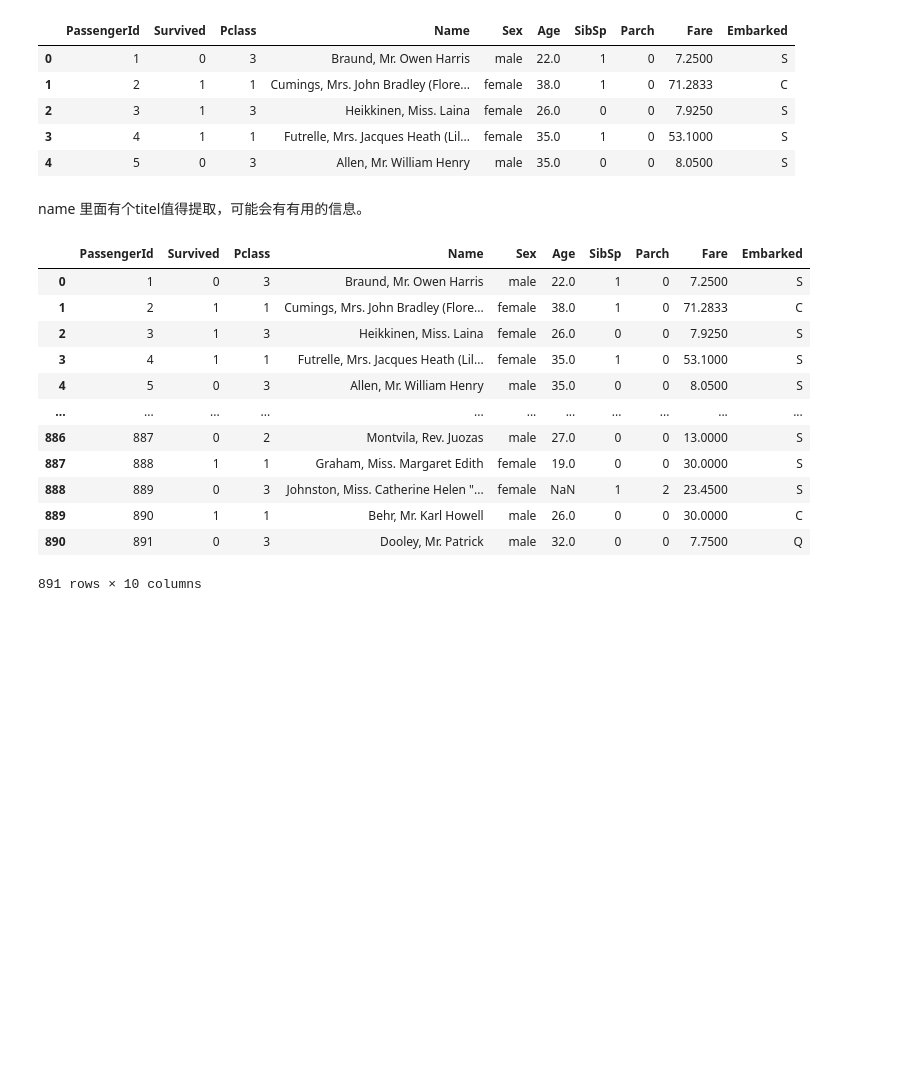
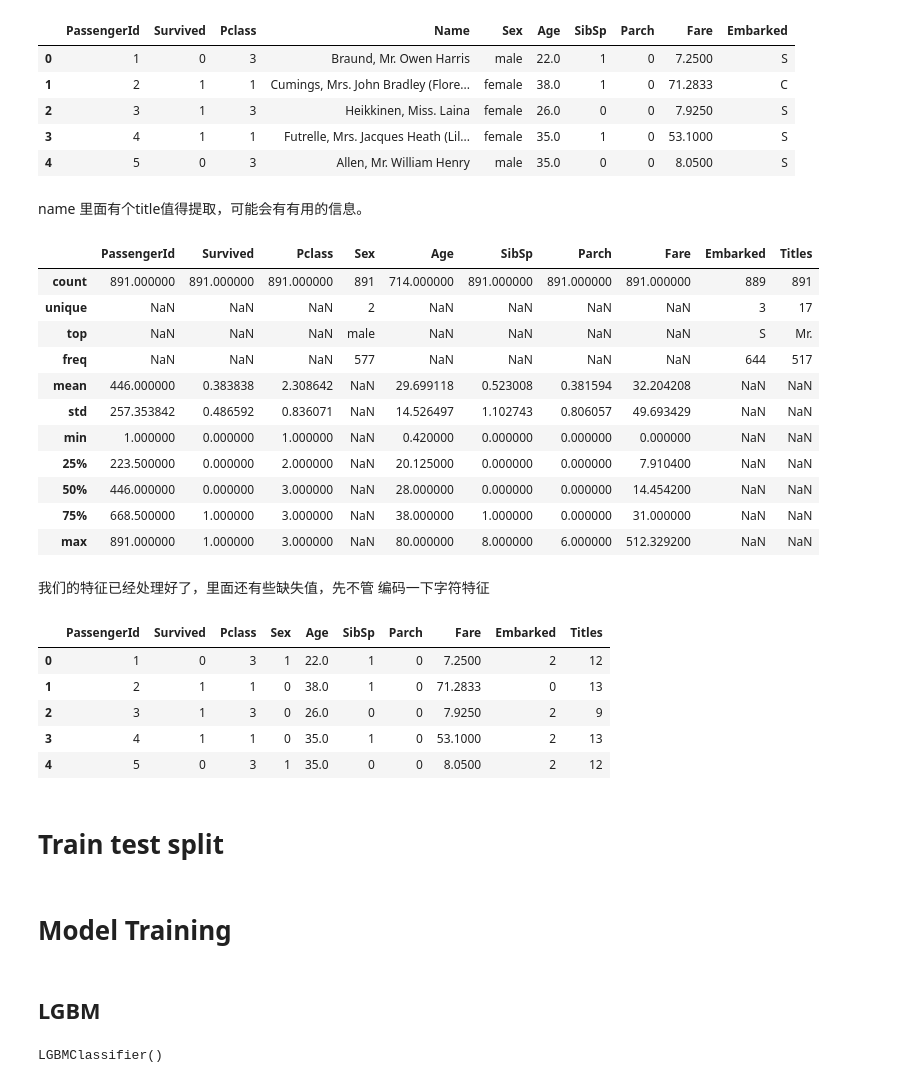
Before and after one commit to slowdive42/kaggle, a Jupyter notebook: titanic/titanic.ipynb, the cells around one changed output. Saved outputs shown, nothing was run; the diff lists cells and outputs as text; code cells hidden in the pictures; blank space fills up the shorter version.

```diff
--- a/titanic/titanic.ipynb
+++ b/titanic/titanic.ipynb
@@ -51,20 +55,43 @@ data.head()
 | 3 | 4 | 1 | 1 | Futrelle, Mrs. Jacques Heath (Lil... | female | 35.0 | 1 | 0 | 53.1000 | S |
 | 4 | 5 | 0 | 3 | Allen, Mr. William Henry | male | 35.0 | 0 | 0 | 8.0500 | S |
 # %% [markdown]
-name 里面有个titel值得提取，可能会有有用的信息。
+name 里面有个title值得提取，可能会有有用的信息。
+# %%
+data['Titles'] = [re.search(r'\b([A-Za-z]+)\.', name)[0] for name in data['Name']]
+# %%
+data.drop(['Name'], axis=1, inplace=True)
+# %%
+data.describe(include='all')
+# %% [output]
+|  | PassengerId | Survived | Pclass | Sex | Age | SibSp | Parch | Fare | Embarked | Titles |
+| count | 891.000000 | 891.000000 | 891.000000 | 891 | 714.000000 | 891.000000 | 891.000000 | 891.000000 | 889 | 891 |
+| unique | NaN | NaN | NaN | 2 | NaN | NaN | NaN | NaN | 3 | 17 |
+| top | NaN | NaN | NaN | male | NaN | NaN | NaN | NaN | S | Mr. |
+| freq | NaN | NaN | NaN | 577 | NaN | NaN | NaN | NaN | 644 | 517 |
+| mean | 446.000000 | 0.383838 | 2.308642 | NaN | 29.699118 | 0.523008 | 0.381594 | 32.204208 | NaN | NaN |
+| std | 257.353842 | 0.486592 | 0.836071 | NaN | 14.526497 | 1.102743 | 0.806057 | 49.693429 | NaN | NaN |
+| min | 1.000000 | 0.000000 | 1.000000 | NaN | 0.420000 | 0.000000 | 0.000000 | 0.000000 | NaN | NaN |
+| 25% | 223.500000 | 0.000000 | 2.000000 | NaN | 20.125000 | 0.000000 | 0.000000 | 7.910400 | NaN | NaN |
+| 50% | 446.000000 | 0.000000 | 3.000000 | NaN | 28.000000 | 0.000000 | 0.000000 | 14.454200 | NaN | NaN |
+| 75% | 668.500000 | 1.000000 | 3.000000 | NaN | 38.000000 | 1.000000 | 0.000000 | 31.000000 | NaN | NaN |
+| max | 891.000000 | 1.000000 | 3.000000 | NaN | 80.000000 | 8.000000 | 6.000000 | 512.329200 | NaN | NaN |
+# %% [markdown]
+我们的特征已经处理好了，里面还有些缺失值，先不管
+编码一下字符特征
+# %%
+from sklearn.preprocessing import LabelEncoder
+
+le = LabelEncoder()
+for str_feature in ['Titles', 'Sex', 'Embarked']:
+    data[str_feature] = le.fit_transform(data[str_feature])
 # %%
-data
+data.head()
 # %% [output]
-|  | PassengerId | Survived | Pclass | Name | Sex | Age | SibSp | Parch | Fare | Embarked |
-| 0 | 1 | 0 | 3 | Braund, Mr. Owen Harris | male | 22.0 | 1 | 0 | 7.2500 | S |
-| 1 | 2 | 1 | 1 | Cumings, Mrs. John Bradley (Flore... | female | 38.0 | 1 | 0 | 71.2833 | C |
-| 2 | 3 | 1 | 3 | Heikkinen, Miss. Laina | female | 26.0 | 0 | 0 | 7.9250 | S |
-| 3 | 4 | 1 | 1 | Futrelle, Mrs. Jacques Heath (Lil... | female | 35.0 | 1 | 0 | 53.1000 | S |
-| 4 | 5 | 0 | 3 | Allen, Mr. William Henry | male | 35.0 | 0 | 0 | 8.0500 | S |
-| ... | ... | ... | ... | ... | ... | ... | ... | ... | ... | ... |
-| 886 | 887 | 0 | 2 | Montvila, Rev. Juozas | male | 27.0 | 0 | 0 | 13.0000 | S |
-| 887 | 888 | 1 | 1 | Graham, Miss. Margaret Edith | female | 19.0 | 0 | 0 | 30.0000 | S |
-| 888 | 889 | 0 | 3 | Johnston, Miss. Catherine Helen "... | female | NaN | 1 | 2 | 23.4500 | S |
-| 889 | 890 | 1 | 1 | Behr, Mr. Karl Howell | male | 26.0 | 0 | 0 | 30.0000 | C |
-| 890 | 891 | 0 | 3 | Dooley, Mr. Patrick | male | 32.0 | 0 | 0 | 7.7500 | Q |
+|  | PassengerId | Survived | Pclass | Sex | Age | SibSp | Parch | Fare | Embarked | Titles |
+| 0 | 1 | 0 | 3 | 1 | 22.0 | 1 | 0 | 7.2500 | 2 | 12 |
+| 1 | 2 | 1 | 1 | 0 | 38.0 | 1 | 0 | 71.2833 | 0 | 13 |
+| 2 | 3 | 1 | 3 | 0 | 26.0 | 0 | 0 | 7.9250 | 2 | 9 |
+| 3 | 4 | 1 | 1 | 0 | 35.0 | 1 | 0 | 53.1000 | 2 | 13 |
+| 4 | 5 | 0 | 3 | 1 | 35.0 | 0 | 0 | 8.0500 | 2 | 12 |
-891 rows × 10 columns
+# %% [markdown]
+# Train test split
@@ -70,0 +107,11 @@ data
+# %% [markdown]
+# Model Training
+# %% [markdown]
+## LGBM
+# %%
+from lightgbm import LGBMClassifier
+
+lgbm_clf = LGBMClassifier()
+lgbm_clf.fit(x_train, y_train)
+# %% [output]
+LGBMClassifier()
```
Also changed, not shown: parts of 12 cells of this notebook.
